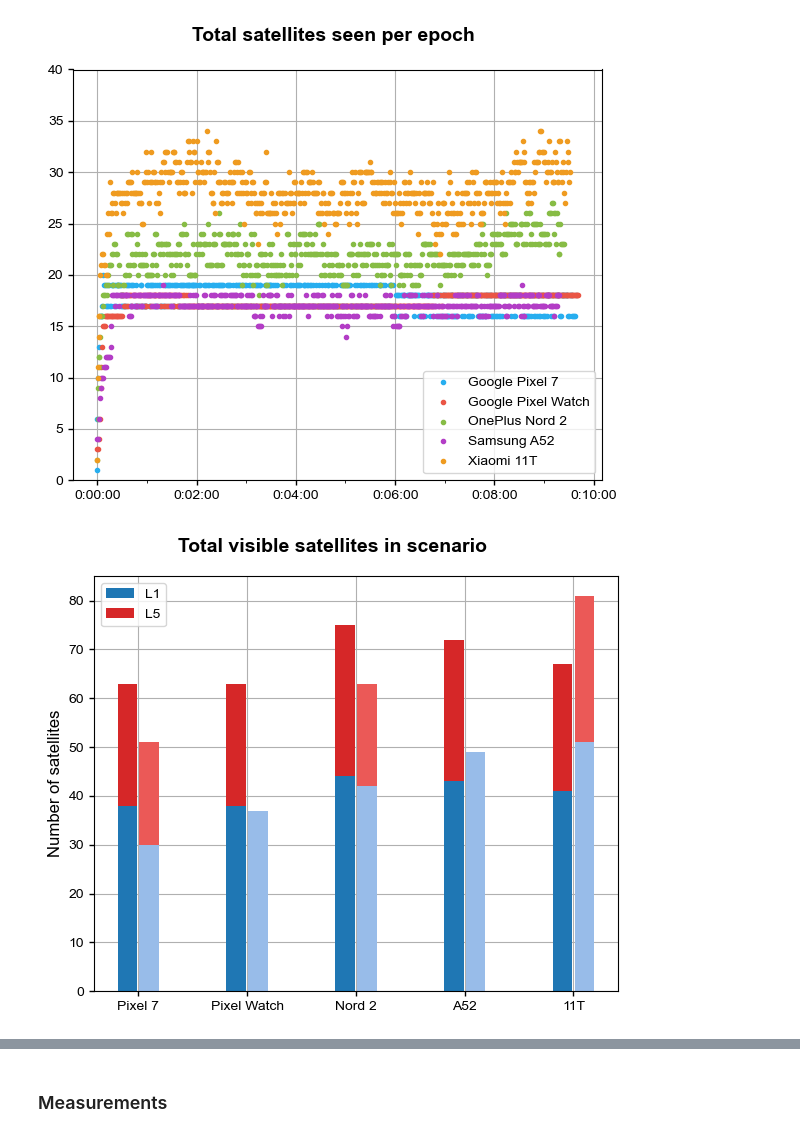
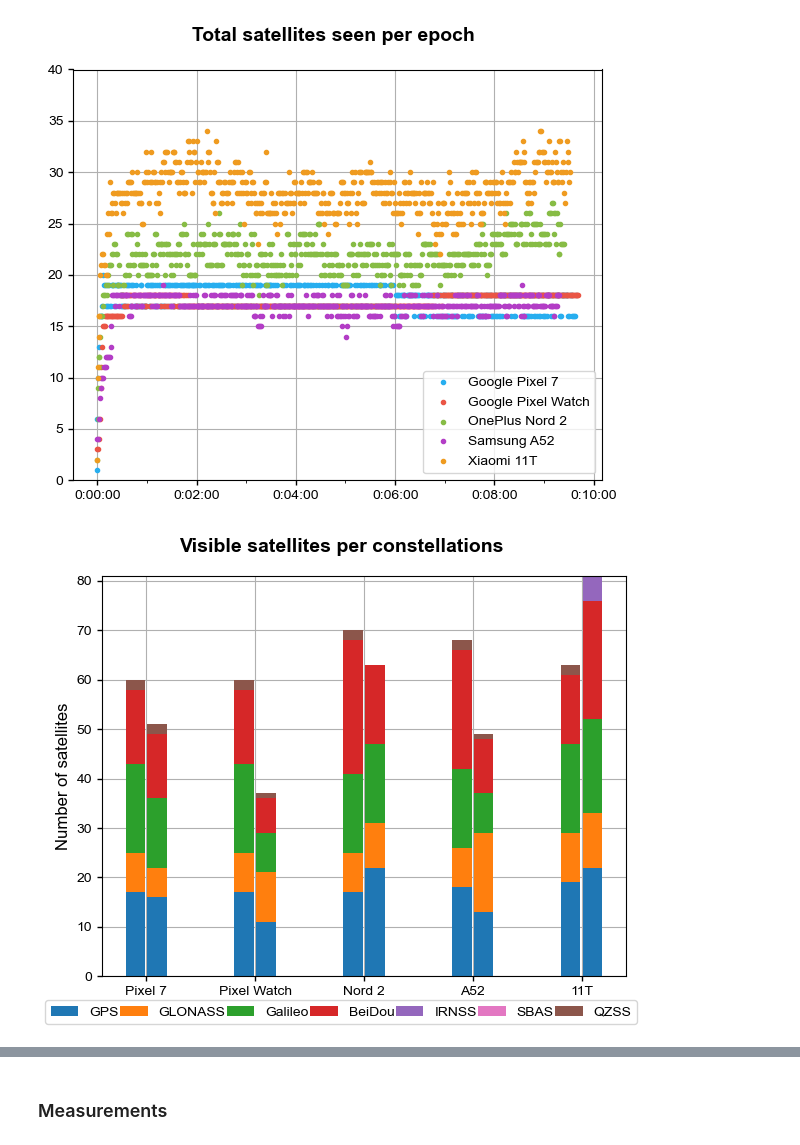
Before and after one commit to agrenier-gnss/MimirAnalyzer, a Jupyter notebook: jupyter/S2_campus.ipynb, the cells around one changed output, grey strips where cells are left out. Drawn from its saved outputs; the diff is of its cells as text; code cells hidden in the pictures.

```diff
--- a/jupyter/S2_campus.ipynb
+++ b/jupyter/S2_campus.ipynb
@@ -229,7 +229,7 @@ plotTotalSignalsPerEpochs(logs, lim=[0, 40], ticks=[60, 120], mode='signal')
 plotTotalSignalsPerEpochs(logs, lim=[0, 40], ticks=[60, 120], mode='satellite')
 # %% [output]
 [figure]
-# %%
-plotTotalSatellitesBar(logs, normalised=False)
-# %% [output]
-[figure, removed]
+# %%
+plotBarSatellitesPerSystem(logs)
+# %% [output]
+[figure, added]
```
Also changed, not shown: parts of 19 cells of this notebook, 6 other files.
